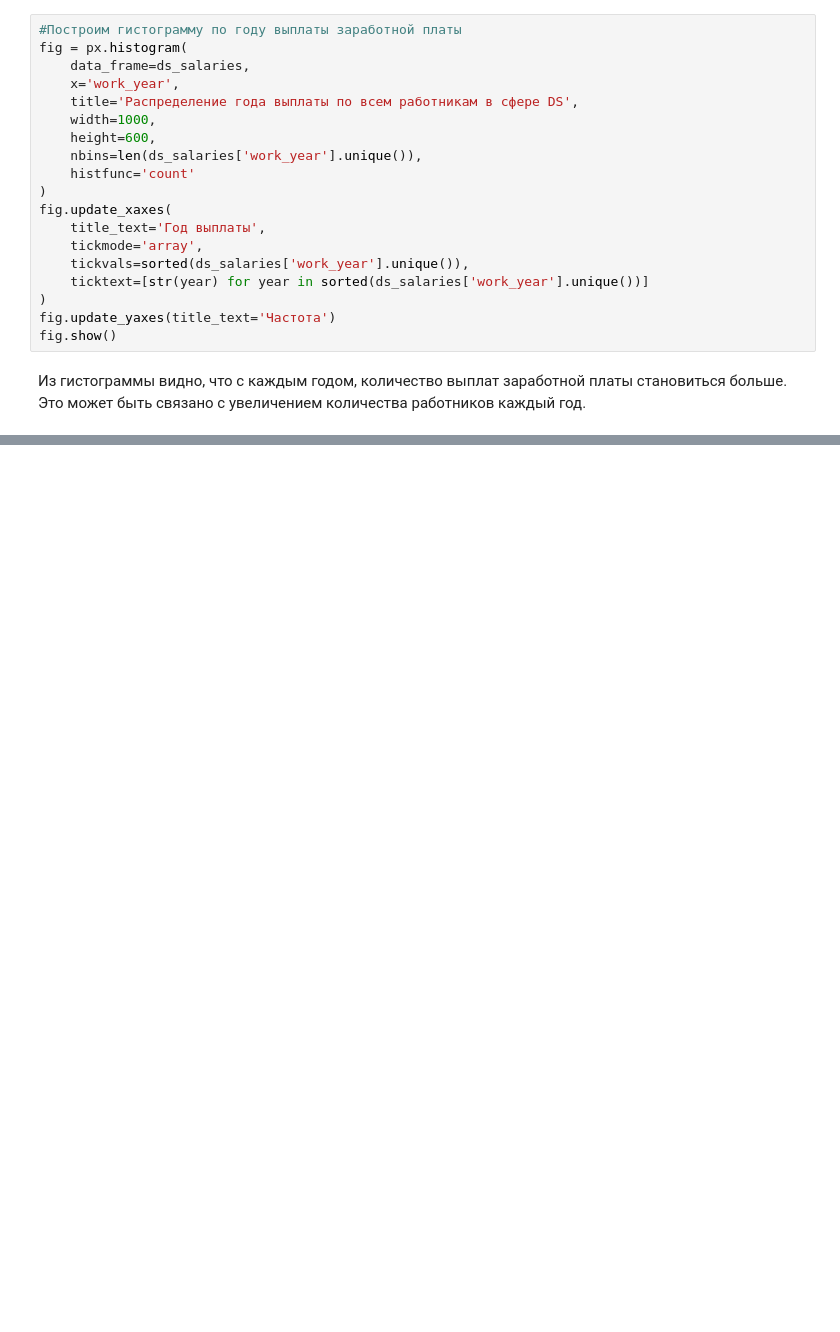
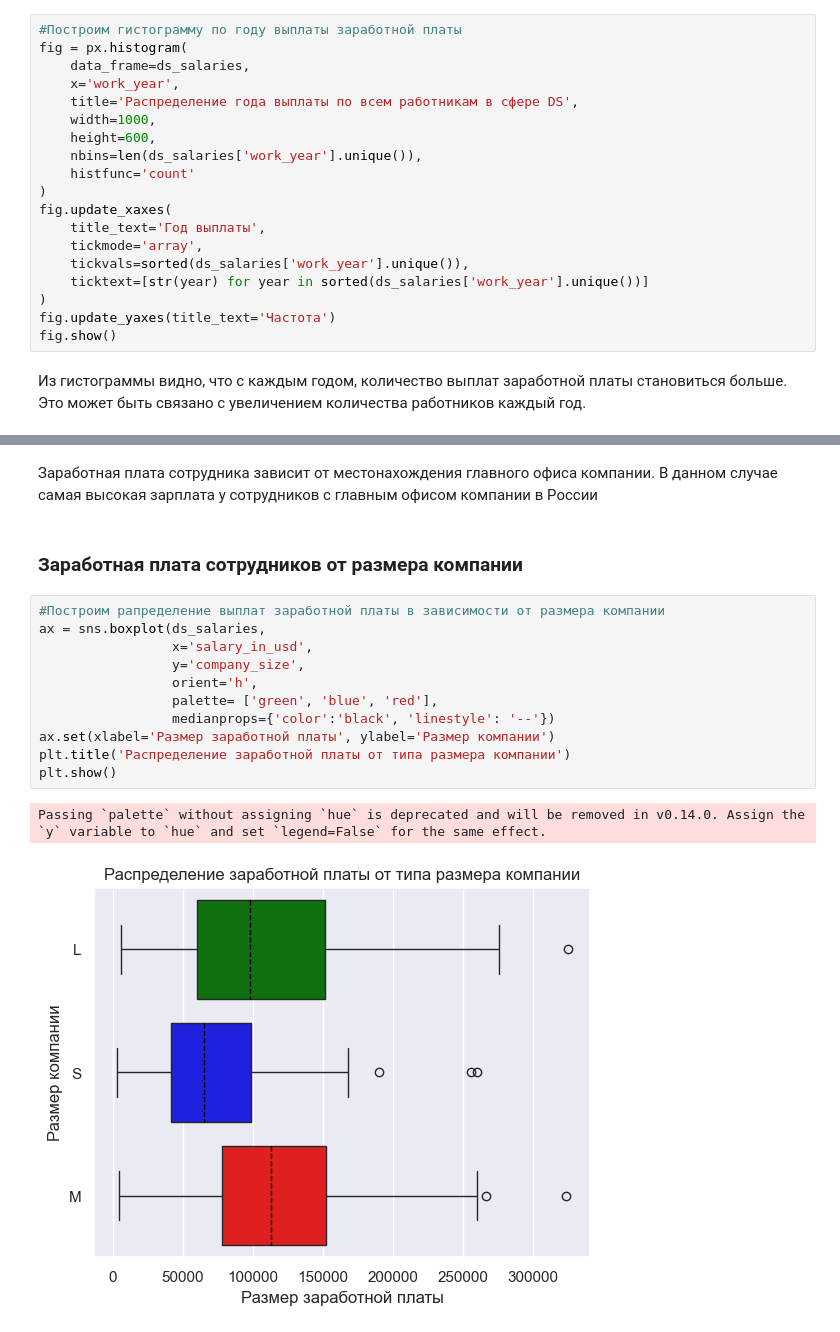
Before and after one commit to ret4ed/Sf_DS_game_1, a Jupyter notebook: Skillfactory/EDA_4_Статистические тесты/Практика. Исследование данных HR-агенства.ipynb, the cells around one changed output, grey strips where cells are left out. Cells and saved outputs as stored; diff of their text form; blank space fills up the shorter version.

```diff
--- a/Skillfactory/EDA_4_Статистические тесты/Практика. Исследование данных HR-агенства.ipynb
+++ b/Skillfactory/EDA_4_Статистические тесты/Практика. Исследование данных HR-агенства.ipynb
@@ -314,0 +493,18 @@ data_agg
+# %% [markdown]
+Заработная плата сотрудника зависит от местонахождения главного офиса компании. В данном случае самая высокая зарплата у сотрудников с главным офисом компании в России
+# %% [markdown]
+### Заработная плата сотрудников от размера компании
+# %%
+#Построим рапределение выплат заработной платы в зависимости от размера компании
+ax = sns.boxplot(ds_salaries,
+                 x='salary_in_usd',
+                 y='company_size',
+                 orient='h',
+                 palette= ['green', 'blue', 'red'],
+                 medianprops={'color':'black', 'linestyle': '--'})
+ax.set(xlabel='Размер заработной платы', ylabel='Размер компании')
+plt.title('Распределение заработной платы от типа размера компании')
+plt.show()
+# %% [output]
+Passing `palette` without assigning `hue` is deprecated and will be removed in v0.14.0. Assign the `y` variable to `hue` and set `legend=False` for the same effect.
+[figure, added]
```
Also changed, not shown: parts of 28 cells of this notebook, 1 other file.
